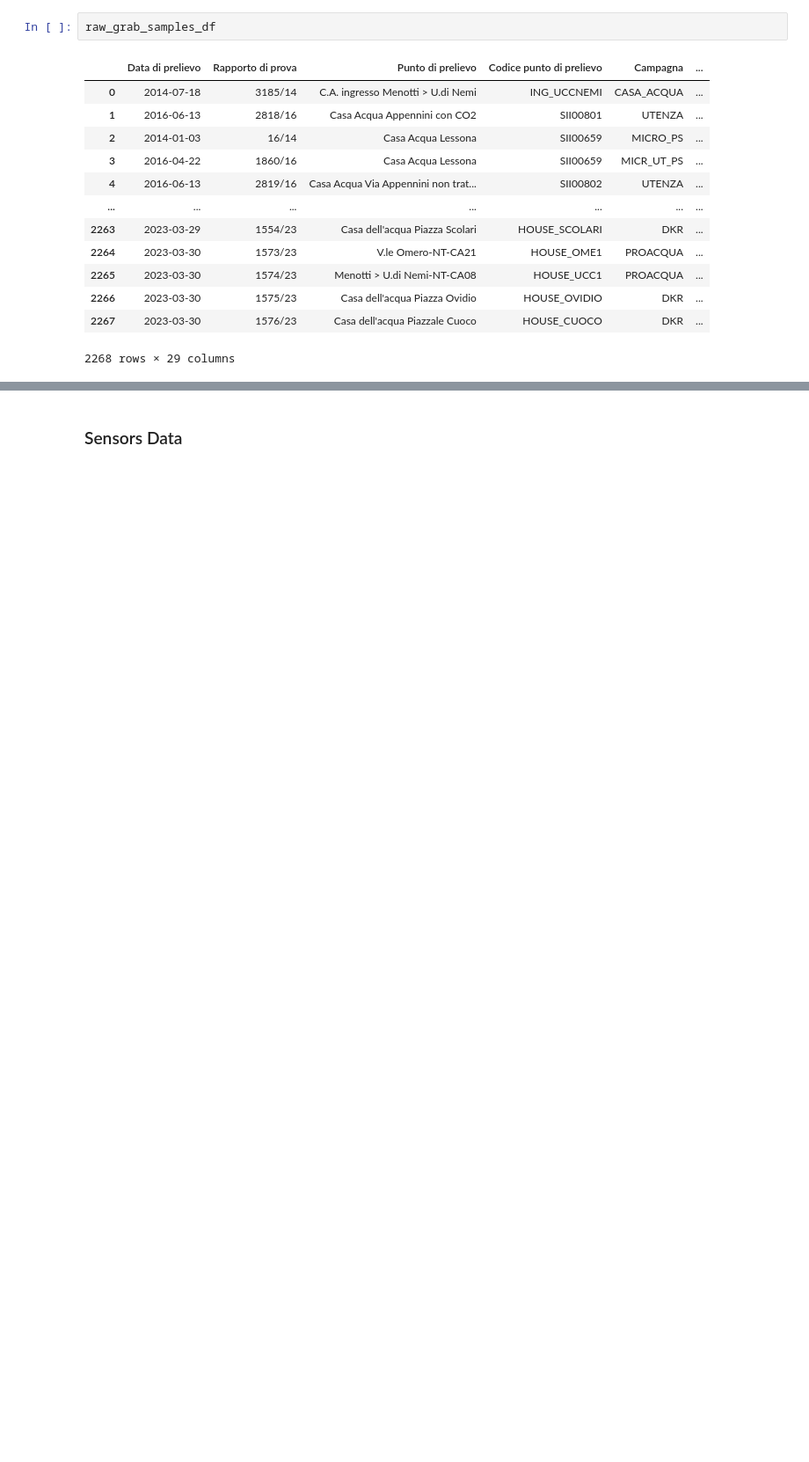
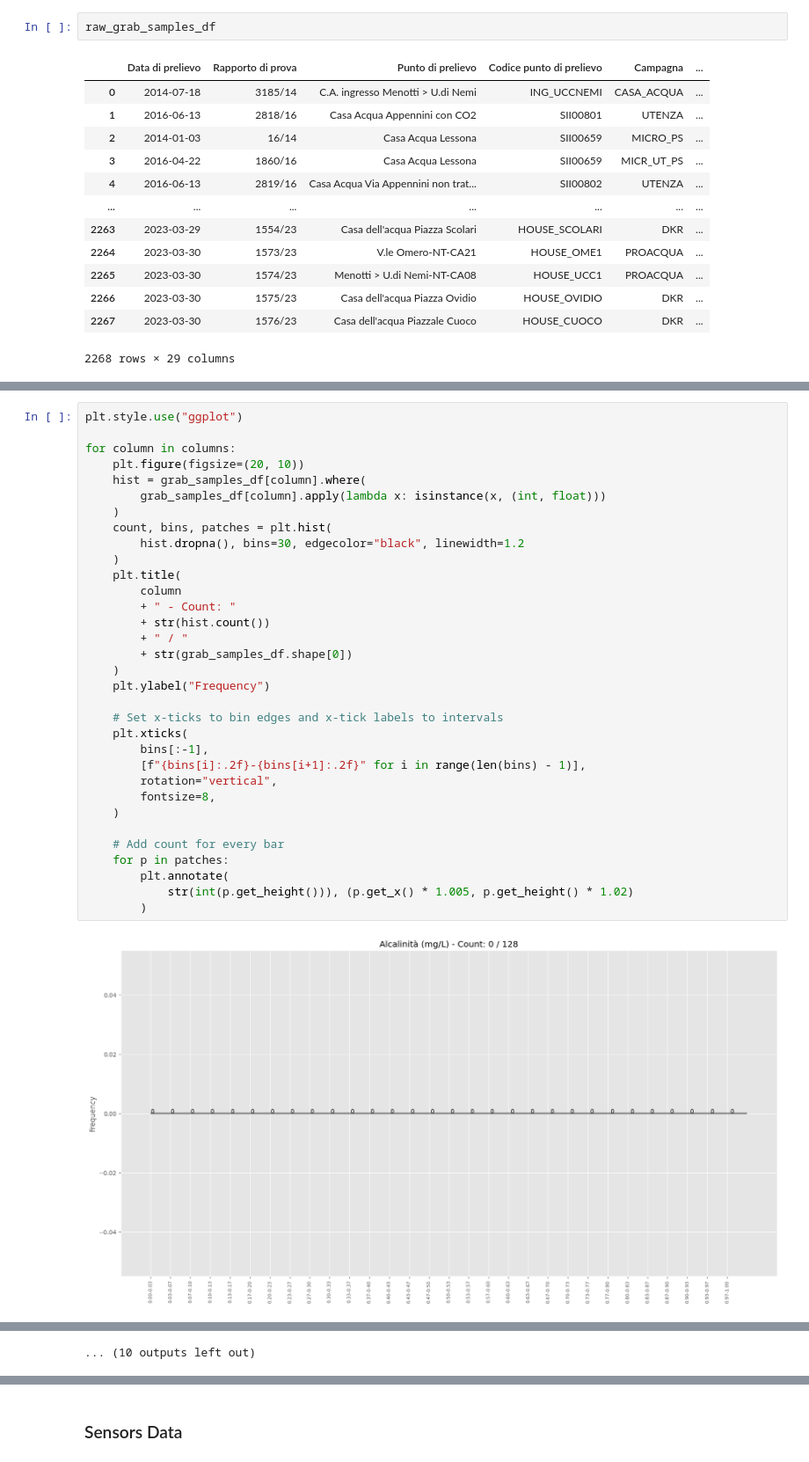
Before and after one commit to MassimilianoArca/SafeCREW, a Jupyter notebook: safecrew/milan/supply_points.ipynb, the cells around one changed output, grey strips where cells are left out. Shown at 88% size. Cells and saved outputs as stored; diff of their text form; blank space fills up the shorter version.

```diff
--- a/safecrew/milan/supply_points.ipynb
+++ b/safecrew/milan/supply_points.ipynb
@@ -162,0 +324,35 @@ raw_grab_samples_df.columns.to_list()
+# %%
+plt.style.use("ggplot")
+
+for column in columns:
+    plt.figure(figsize=(20, 10))
+    hist = grab_samples_df[column].where(
+        grab_samples_df[column].apply(lambda x: isinstance(x, (int, float)))
+    )
+    count, bins, patches = plt.hist(
+        hist.dropna(), bins=30, edgecolor="black", linewidth=1.2
+    )
+    plt.title(
+        column
+        + " - Count: "
+        + str(hist.count())
+        + " / "
+        + str(grab_samples_df.shape[0])
+    )
+    plt.ylabel("Frequency")
+
+    # Set x-ticks to bin edges and x-tick labels to intervals
+    plt.xticks(
+        bins[:-1],
+        [f"{bins[i]:.2f}-{bins[i+1]:.2f}" for i in range(len(bins) - 1)],
+        rotation="vertical",
+        fontsize=8,
+    )
+
+    # Add count for every bar
+    for p in patches:
+        plt.annotate(
+            str(int(p.get_height())), (p.get_x() * 1.005, p.get_height() * 1.02)
+        )
+# %% [output]
+[figure, added]
@@ -162,0 +370 @@ raw_grab_samples_df.columns.to_list()
+... (10 outputs left out)
```
Also changed, not shown: parts of 37 cells of this notebook, 3 other files.
